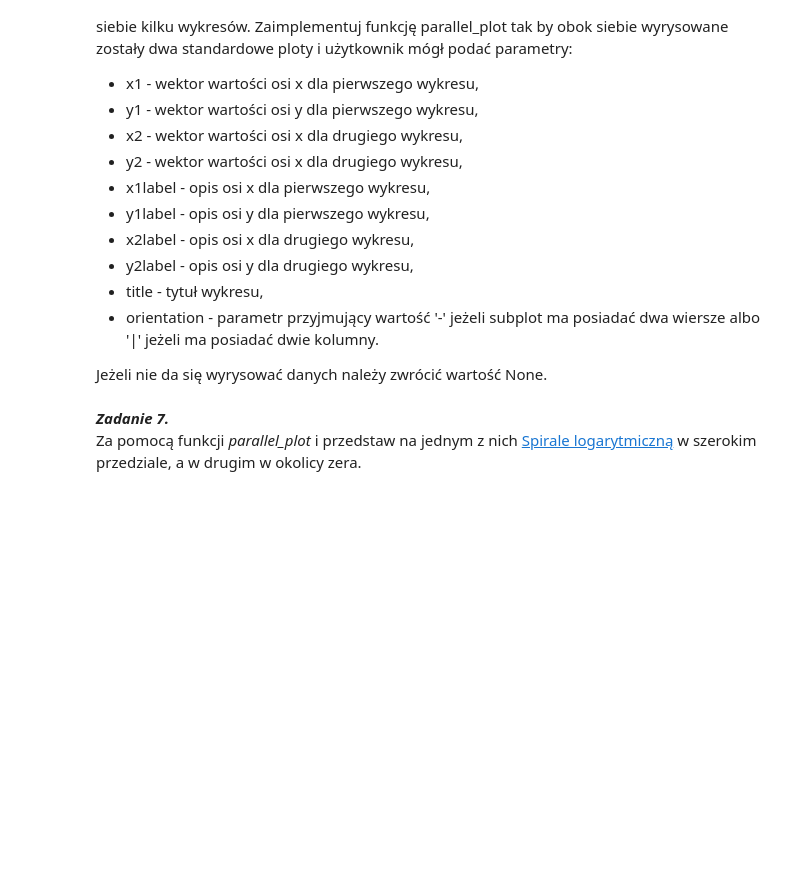
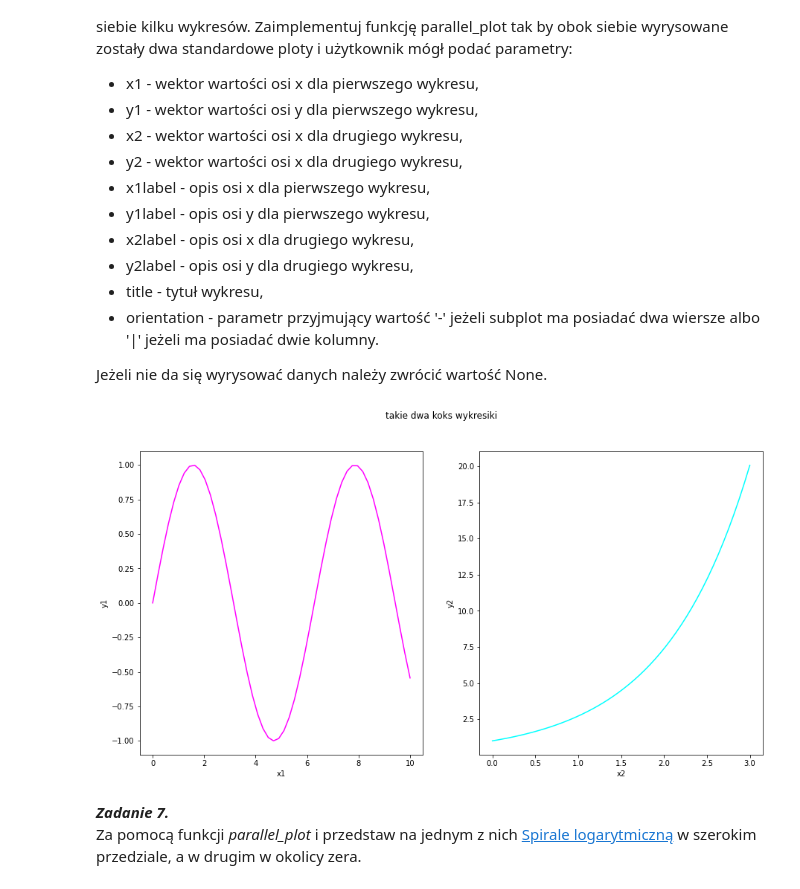
Before and after one commit to michasbueno/metody_numeryczne, a Jupyter notebook: numerki_lab2/sprawozdanie.ipynb, the cells around one changed output. Cells and saved outputs as stored; diff of their text form; code cells hidden in the pictures; blank space fills up the shorter version.

```diff
--- a/numerki_lab2/sprawozdanie.ipynb
+++ b/numerki_lab2/sprawozdanie.ipynb
@@ -158,6 +186,25 @@ Innym przydatnym sposobem prezentowania wykresów jest [subplot](https://matplot
 - orientation - parametr przyjmujący wartość '-' jeżeli subplot ma posiadać dwa wiersze albo '|' jeżeli ma posiadać dwie kolumny.
 
 Jeżeli nie da się wyrysować danych należy zwrócić wartość None.
+# %%
+def parallel_plot(x1, y1, x2, y2, x1label="x1", y1label="y1", x2label="x2", y2label="y2", title="takie dwa koks wykresiki", orientation="-"):
+    if orientation == "-":
+        fig, axs = plt.subplots(1, 2, figsize=(15, 7.5))
+    elif orientation == "|":
+        fig, axs = plt.subplots(2, figsize=(15, 7.5))
+    else:
+        return None
+    fig.suptitle(title)
+    axs[0].plot(x1, y1, color="magenta")
+    axs[0].set(xlabel=x1label, ylabel=y1label)
+    axs[1].plot(x2, y2, color="cyan")
+    axs[1].set(xlabel=x2label, ylabel=y2label)
+
+    # TODO warunek poczatkowy
+
+parallel_plot(np.linspace(0, 10), np.sin(np.linspace(0, 10)), np.linspace(0, 3), np.exp(np.linspace(0, 3)))
+# %% [output]
+[figure, added]
 # %% [markdown]
 ***Zadanie 7.***
 Za pomocą funkcji *parallel\_plot*  i przedstaw na jednym z nich [Spirale logarytmiczną](https://pl.wikipedia.org/wiki/Spirala_logarytmiczna) w szerokim przedziale, a w drugim w okolicy zera.
```
Also changed, not shown: parts of 4 cells of this notebook.
